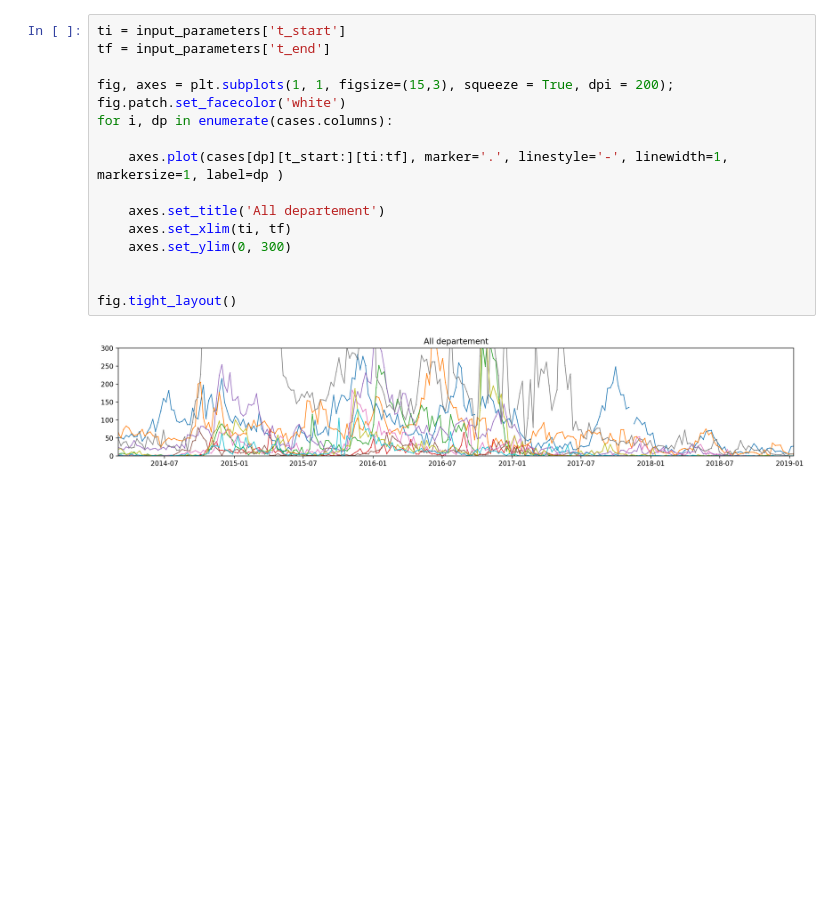
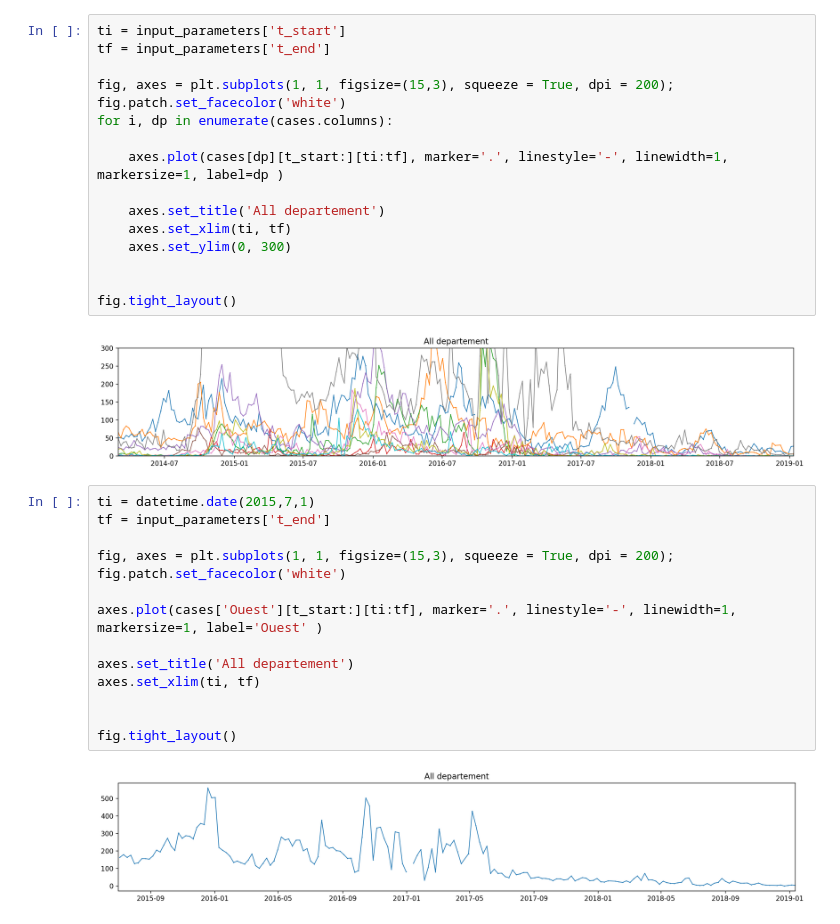
Before and after one commit to jcblemai/haiti-mass-ocv-campaign, a Jupyter notebook: data_analysis.ipynb, the cells around one changed output. Drawn from its saved outputs; the diff is of its cells as text; blank space fills up the shorter version.

```diff
--- a/data_analysis.ipynb
+++ b/data_analysis.ipynb
@@ -83,3 +83,19 @@ for i, dp in enumerate(cases.columns):
 fig.tight_layout()
 # %% [output]
 [figure]
+# %%
+ti = datetime.date(2015,7,1)
+tf = input_parameters['t_end']
+
+fig, axes = plt.subplots(1, 1, figsize=(15,3), squeeze = True, dpi = 200);
+fig.patch.set_facecolor('white')
+
+axes.plot(cases['Ouest'][t_start:][ti:tf], marker='.', linestyle='-', linewidth=1, markersize=1, label='Ouest' )
+
+axes.set_title('All departement')
+axes.set_xlim(ti, tf)
+
+
+fig.tight_layout()
+# %% [output]
+[figure, added]
```
Also changed, not shown: 5 other files.
